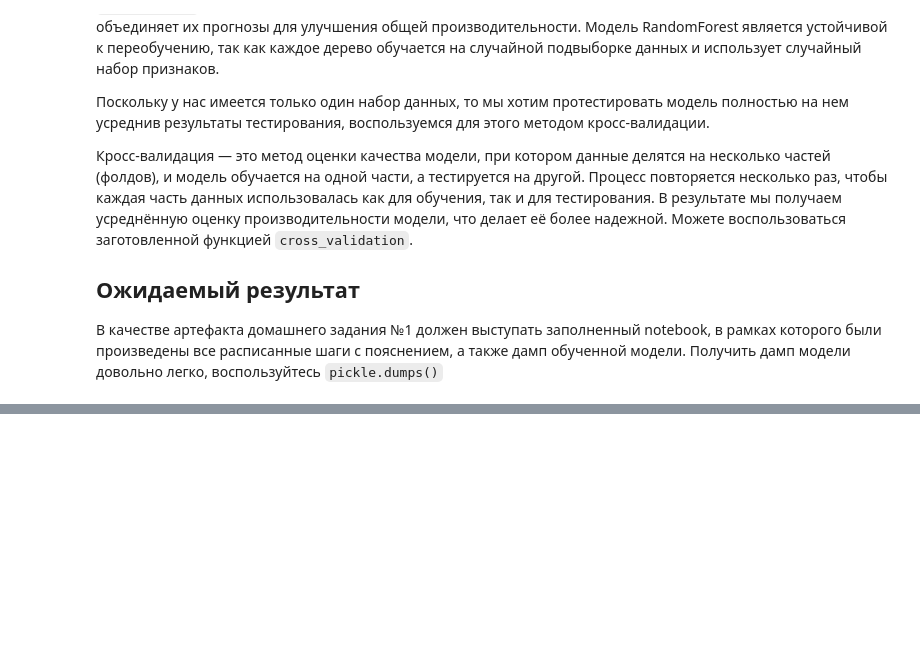
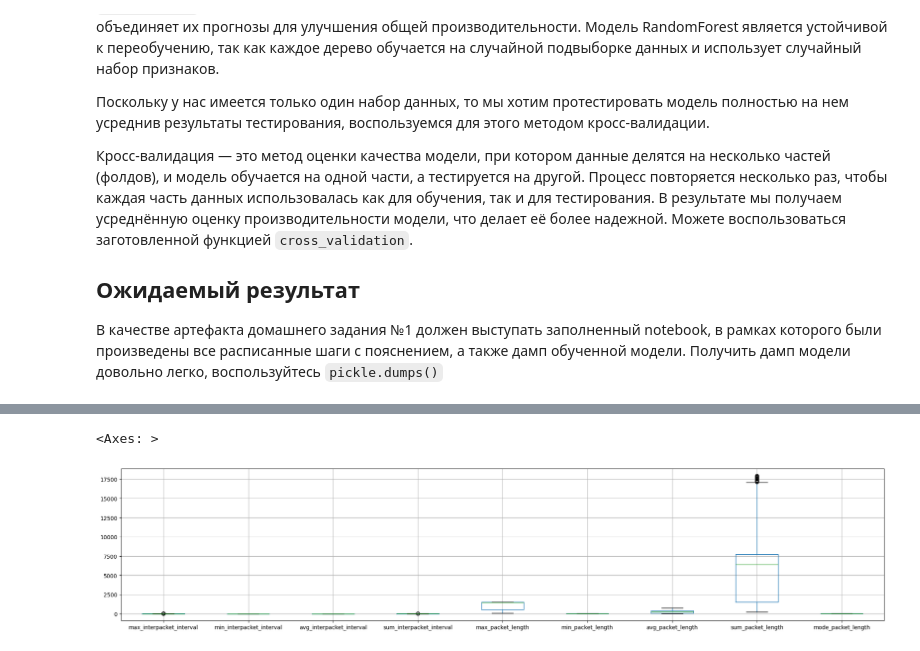
Before and after one commit to selvestro/mephi, a Jupyter notebook: TASK_1/_task1_me/task1.ipynb, the cells around one changed output, grey strips where cells are left out. Cells and saved outputs as stored; diff of their text form; code cells hidden in the pictures; blank space fills up the shorter version.

```diff
--- a/TASK_1/_task1_me/task1.ipynb
+++ b/TASK_1/_task1_me/task1.ipynb
@@ -160,0 +300,8 @@ df = load_data('datasets/malicious.csv')
+# %%
+"""
+Шаг 8: Подведите итог исследования исходного набора данных, что вы наблюдаете?
+Какие столбцы из исходного набора данных могут быть использованы для дальнейшего обучения?
+"""
+df = load_data('datasets/malicious.csv')
+df = remove_outliers_zscore(df)
+df = remove_outliers_quartile(df)
@@ -160,0 +326,5 @@ df = load_data('datasets/malicious.csv')
+# %%
+df.boxplot(figsize=[25, 5])
+# %% [output]
+<Axes: >
+[figure, added]
```
Also changed, not shown: parts of 17 cells of this notebook.
